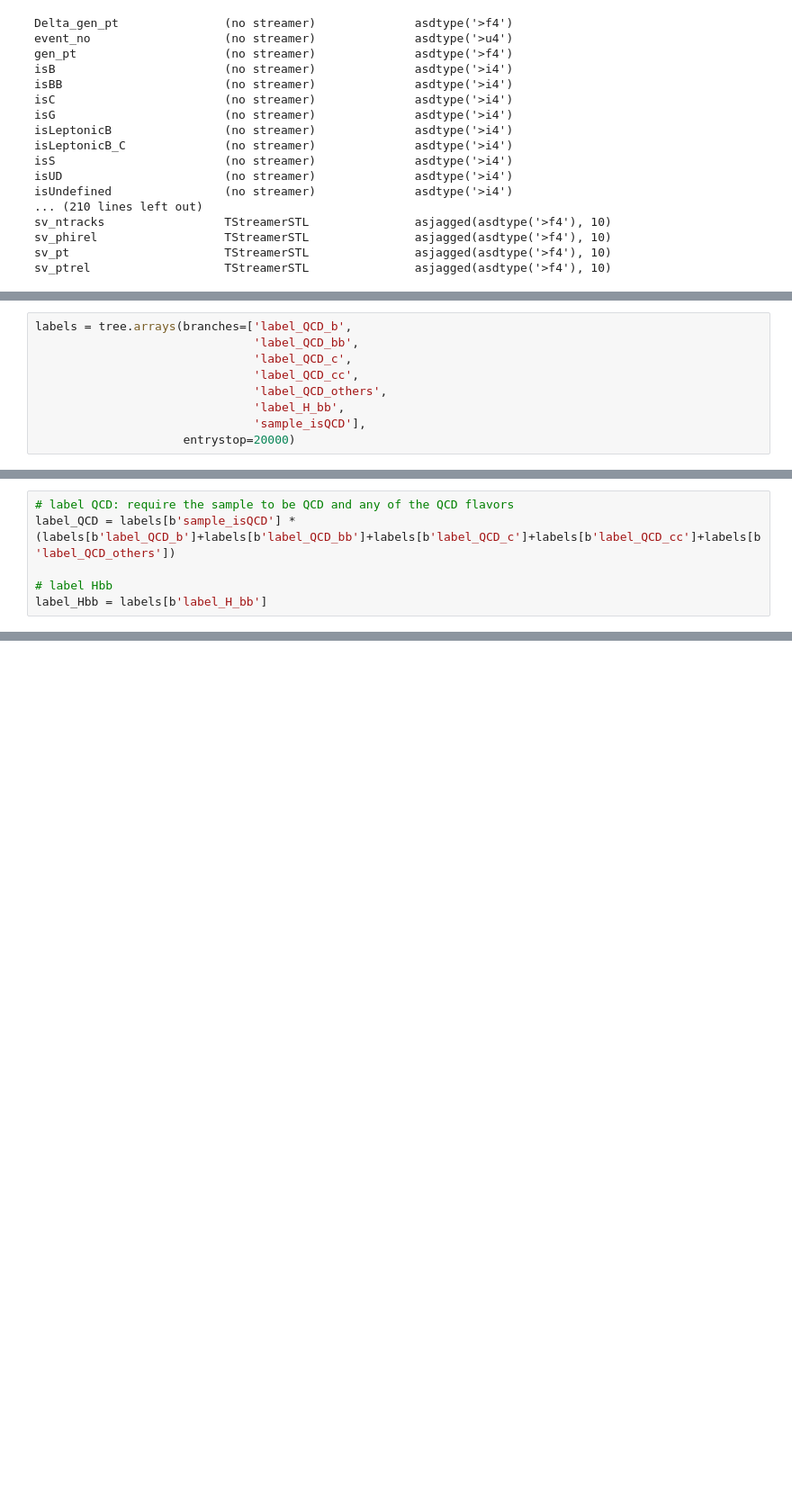
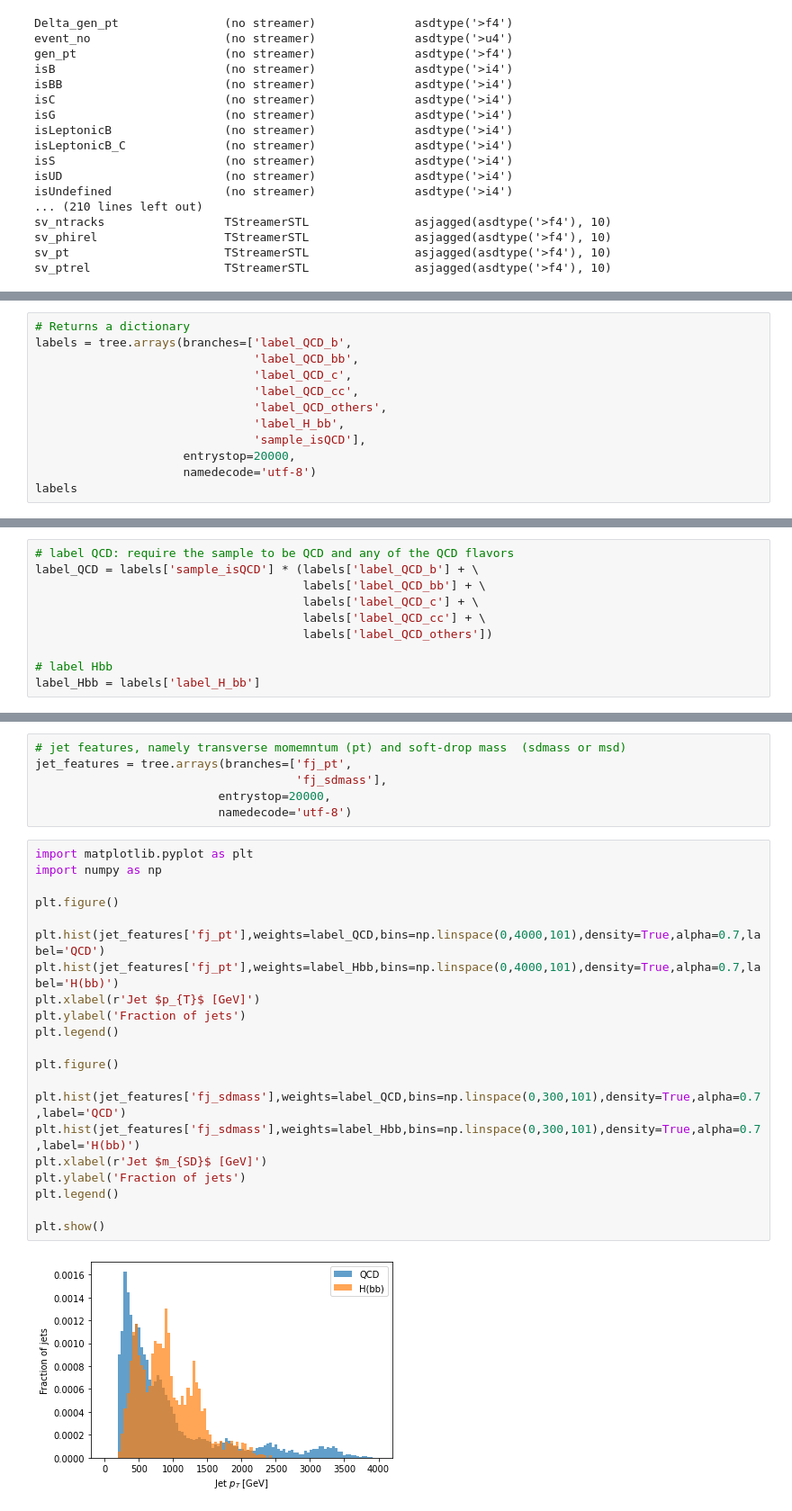
Before and after one commit to jmduarte/HiggsToBBMachineLearning, a Jupyter notebook: 02-dataset.ipynb, the cells around one changed output, grey strips where cells are left out. Shown at 90% size. Drawn from its saved outputs; the diff is of its cells as text; blank space fills up the shorter version.

```diff
--- a/02-dataset.ipynb
+++ b/02-dataset.ipynb
@@ -30,4 +77,5 @@ sv_ptrel                   TStreamerSTL               asjagged(asdtype('>f4'), 1
 # %%
+# Returns a dictionary
 labels = tree.arrays(branches=['label_QCD_b',
                                'label_QCD_bb',
                                'label_QCD_c',
@@ -35,4 +83,6 @@ labels = tree.arrays(branches=['label_QCD_b',
                                'label_QCD_others',
                                'label_H_bb',
                                'sample_isQCD'],
-                     entrystop=20000)
+                     entrystop=20000,
+                     namedecode='utf-8')
+labels
@@ -39,7 +97,11 @@ labels = tree.arrays(branches=['label_QCD_b',
 # %%
 # label QCD: require the sample to be QCD and any of the QCD flavors
-label_QCD = labels[b'sample_isQCD'] * (labels[b'label_QCD_b']+labels[b'label_QCD_bb']+labels[b'label_QCD_c']+labels[b'label_QCD_cc']+labels[b'label_QCD_others'])
+label_QCD = labels['sample_isQCD'] * (labels['label_QCD_b'] + \
+                                      labels['label_QCD_bb'] + \
+                                      labels['label_QCD_c'] + \
+                                      labels['label_QCD_cc'] + \
+                                      labels['label_QCD_others'])
 
 # label Hbb
-label_Hbb = labels[b'label_H_bb']
+label_Hbb = labels['label_H_bb']
 # %%
@@ -59,0 +117,29 @@ len(label_QCD+label_Hbb)
+# %%
+# jet features, namely transverse momemntum (pt) and soft-drop mass  (sdmass or msd)
+jet_features = tree.arrays(branches=['fj_pt',
+                                     'fj_sdmass'],
+                          entrystop=20000,
+                          namedecode='utf-8')
+# %%
+import matplotlib.pyplot as plt
+import numpy as np
+
+plt.figure()
+
+plt.hist(jet_features['fj_pt'],weights=label_QCD,bins=np.linspace(0,4000,101),density=True,alpha=0.7,label='QCD')
+plt.hist(jet_features['fj_pt'],weights=label_Hbb,bins=np.linspace(0,4000,101),density=True,alpha=0.7,label='H(bb)')
+plt.xlabel(r'Jet $p_{T}$ [GeV]')
+plt.ylabel('Fraction of jets')
+plt.legend()
+
+plt.figure()
+
+plt.hist(jet_features['fj_sdmass'],weights=label_QCD,bins=np.linspace(0,300,101),density=True,alpha=0.7,label='QCD')
+plt.hist(jet_features['fj_sdmass'],weights=label_Hbb,bins=np.linspace(0,300,101),density=True,alpha=0.7,label='H(bb)')
+plt.xlabel(r'Jet $m_{SD}$ [GeV]')
+plt.ylabel('Fraction of jets')
+plt.legend()
+
+plt.show()
+# %% [output]
+[figure, added]
```
Also changed, not shown: parts of 28 cells of this notebook.
